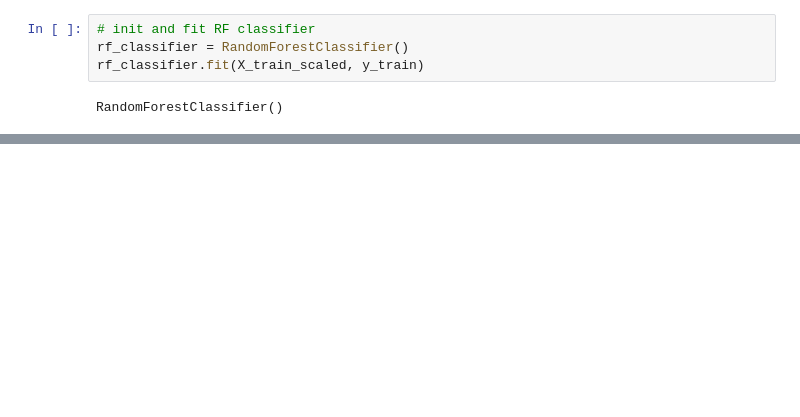
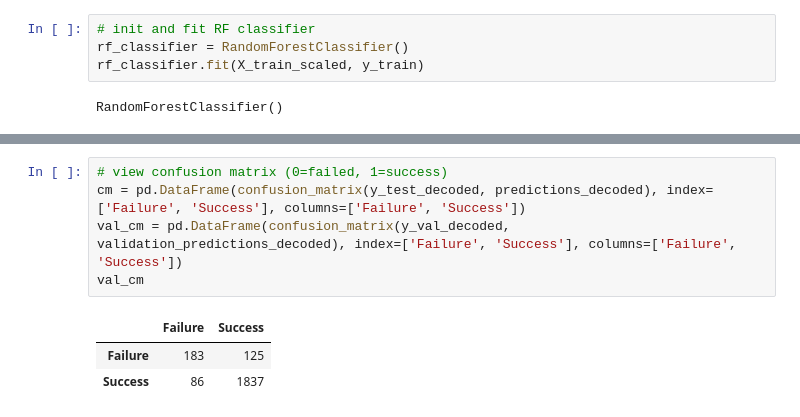
Before and after one commit to yeewaifatt/Project-2---Predicting-Crowdfunding-Outcomes, a Jupyter notebook: random_forest_model.ipynb, the cells around one changed output, grey strips where cells are left out. Saved outputs shown, nothing was run; the diff lists cells and outputs as text; blank space fills up the shorter version.

```diff
--- a/random_forest_model.ipynb
+++ b/random_forest_model.ipynb
@@ -325,0 +317,9 @@ launch_time 0.26673618125975557
+# %%
+# view confusion matrix (0=failed, 1=success)
+cm = pd.DataFrame(confusion_matrix(y_test_decoded, predictions_decoded), index=['Failure', 'Success'], columns=['Failure', 'Success'])
+val_cm = pd.DataFrame(confusion_matrix(y_val_decoded, validation_predictions_decoded), index=['Failure', 'Success'], columns=['Failure', 'Success'])
+val_cm
+# %% [output]
+|  | Failure | Success |
+| Failure | 183 | 125 |
+| Success | 86 | 1837 |
```
Also changed, not shown: parts of 22 cells of this notebook.
